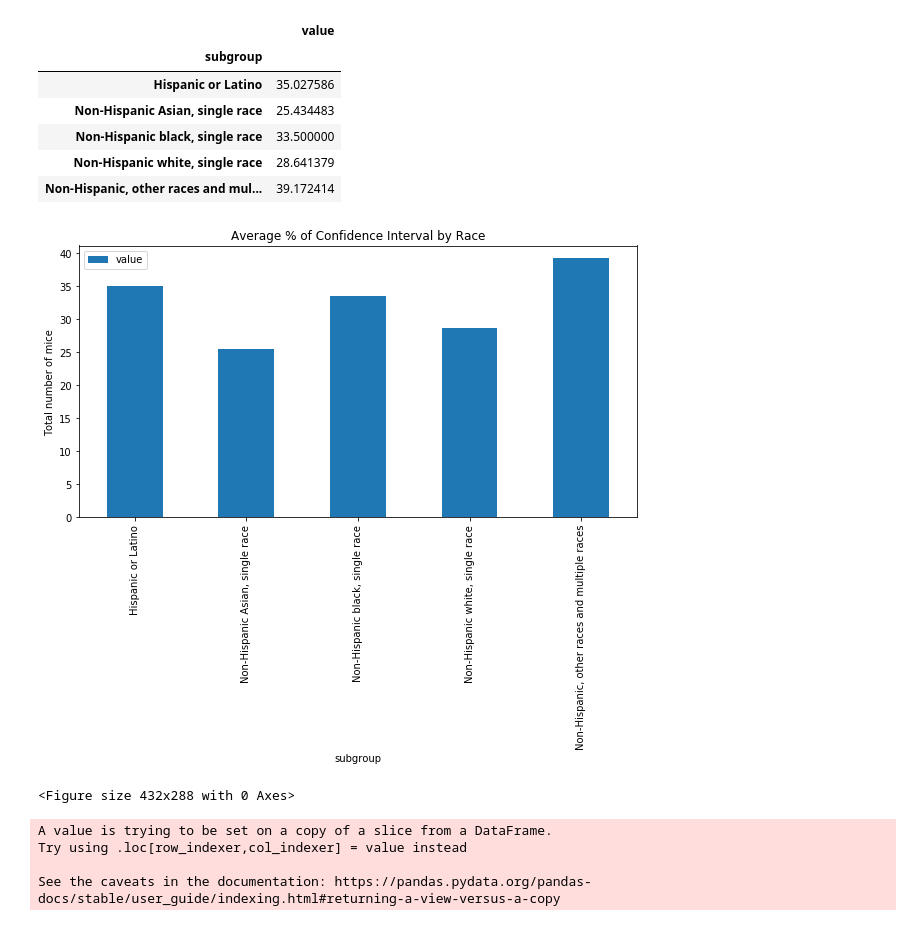
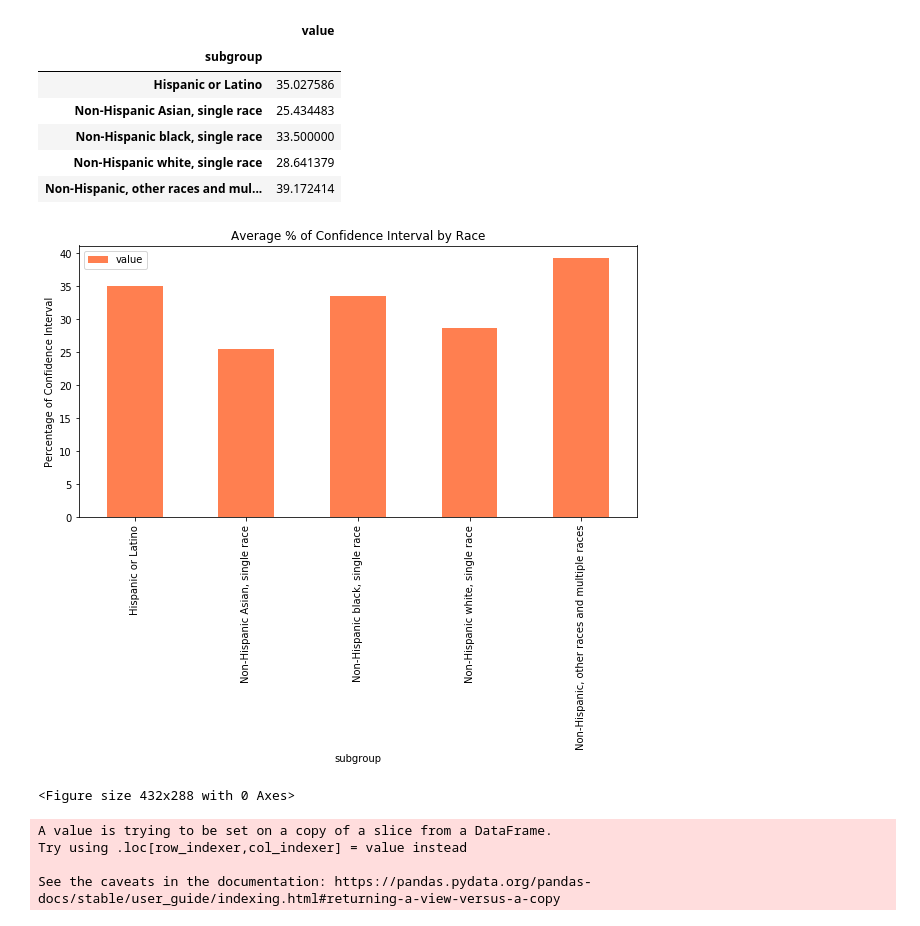
Before and after one commit to d-hires/Pandemic-Warriors-Project-1, a Jupyter notebook: Race.ipynb, the cells around one changed output. Drawn from its saved outputs; the diff is of its cells as text; code cells hidden in the pictures.

Commit message:
race

```diff
--- a/Race.ipynb
+++ b/Race.ipynb
@@ -206,15 +66,15 @@ See the caveats in the documentation: https://pandas.pydata.org/pandas-docs/stab
 # %%
 import matplotlib.pyplot as plt
 
 # Use DataFrame.plot() in order to create a bar chart of the data
-race_mean.plot(kind="bar", figsize=(10,5))
+race_mean.plot(kind="bar", color = "coral", figsize=(10,5))
 # Set a title for the chart
 plt.title("Average % of Confidence Interval by Race")
-plt.ylabel("Total number of mice")
+plt.ylabel("Percentage of Confidence Interval")
 plt.show()
 plt.tight_layout()
 # %% [output]
-[figure, old version]
+[figure, new version]
 <Figure size 432x288 with 0 Axes>
 # %%
 Hispanic_Latino = race_df.loc[race_df["subgroup"] == "Hispanic or Latino"]
```
Also changed, not shown: parts of 14 cells of this notebook.
